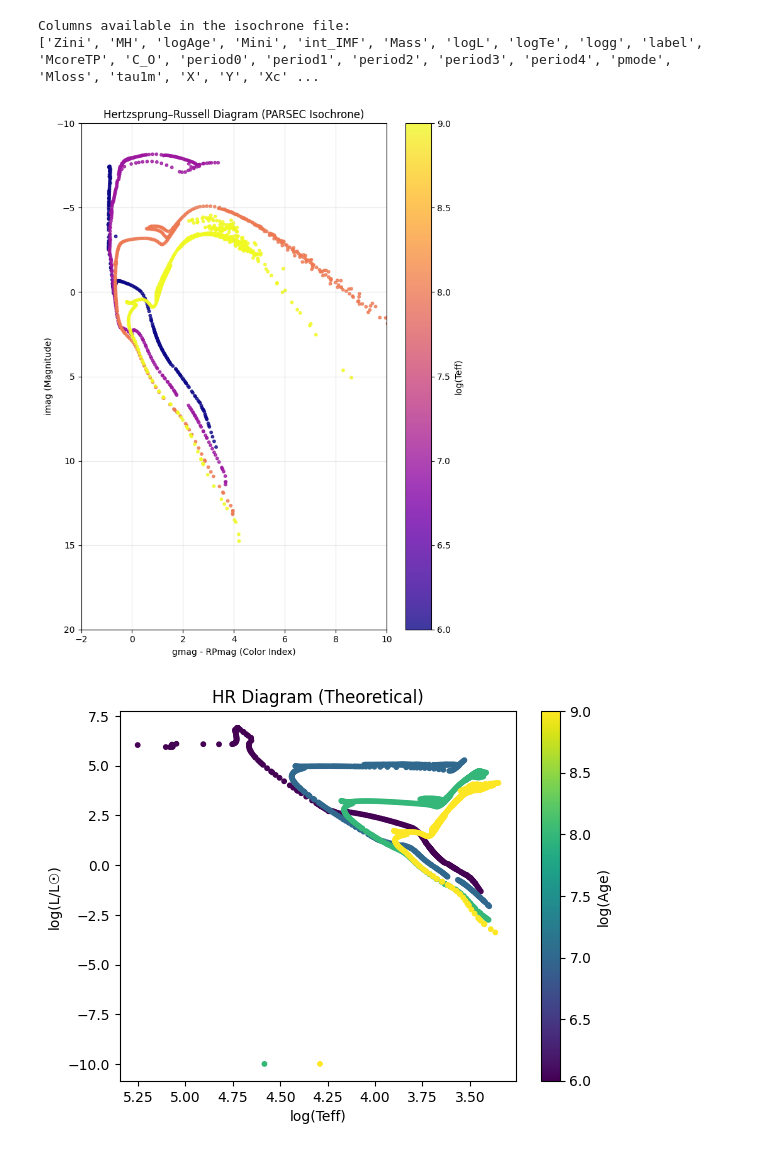
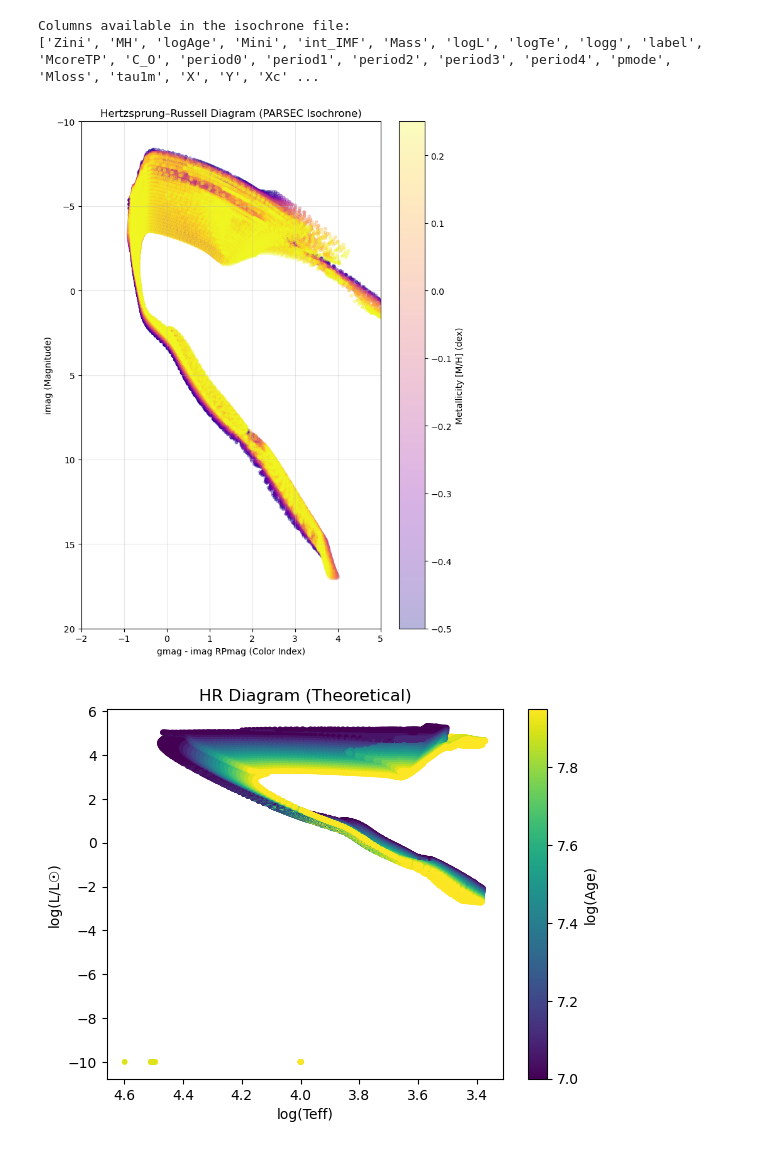
Before and after one commit to yash739/isochrones_parsec, a Jupyter notebook: parsec_isochrone.ipynb, the cells around one changed output. Saved outputs shown, nothing was run; the diff lists cells and outputs as text; code cells hidden in the pictures.

```diff
--- a/parsec_isochrone.ipynb
+++ b/parsec_isochrone.ipynb
@@ -4,41 +4,41 @@ import matplotlib.pyplot as plt
 
 # === USER INPUT ===
 # Path to your downloaded PARSEC isochrone table
-isochrone_file = "/home/yasho/Ramesh/output96407944643.dat.txt"  # change this to your actual filename
+isochrone_file = "/home/yasho/Ramesh/iso_7.5_8.5_-0.5_0.3.dat.txt" # change this to your actual filename
 
 # Choose the photometric system to plot (depends on the file)
 # For example, Gaia DR3: 'Gmag', 'BPmag', 'RPmag'
 mag_x = "gmag"   # bluer filter for color
 mag_y = "imag"    # magnitude for y-axis
 
 # === READ FILE ===
 # Many PARSEC tables have '#' comment lines
 df = pd.read_csv(isochrone_file, delim_whitespace=True, comment="#")
 
 print("Columns available in the isochrone file:")
 print(df.columns.tolist())
 # === COMPUTE COLOR AND MAGNITUDE ===
 color = df[mag_x] - df[mag_y]
-mag = df[mag_y]
+mag = df[mag_x] #+df[mag_y]
 
 # === PLOT HR DIAGRAM ===
 plt.figure(figsize=(7, 9))
-plt.scatter(color, mag, s=10, c=df["logAge"], cmap="plasma", alpha=0.8)
-plt.xlim(-2,10)
+plt.scatter(color, mag, s=10, c=df["MH"], cmap="plasma", alpha=0.3)
+plt.xlim(-2,5)
 plt.ylim(-10,20)
 plt.gca().invert_yaxis()  # brighter stars at the top
-plt.xlabel(f"{mag_x} - RPmag (Color Index)")
+plt.xlabel(f"{mag_x} - {mag_y} RPmag (Color Index)")
 plt.ylabel(f"{mag_y} (Magnitude)")
 plt.title("Hertzsprung–Russell Diagram (PARSEC Isochrone)")
 
-cbar = plt.colorbar(label="log(Teff)")
+cbar = plt.colorbar(label="Metallicity [M/H] (dex)")
 plt.grid(alpha=0.3)
 plt.tight_layout()
 plt.show()
 # %% [output]
 Columns available in the isochrone file:
 ['Zini', 'MH', 'logAge', 'Mini', 'int_IMF', 'Mass', 'logL', 'logTe', 'logg', 'label', 'McoreTP', 'C_O', 'period0', 'period1', 'period2', 'period3', 'period4', 'pmode', 'Mloss', 'tau1m', 'X', 'Y', 'Xc' ...
-[figure, old version]
+[figure, new version]
 # %%
 plt.scatter(df["logTe"], df["logL"], c=df['logAge'], s=10)
 plt.gca().invert_xaxis()  # hotter (higher Teff) on the left
@@ -48,7 +48,7 @@ plt.ylabel("log(L/L☉)")
 plt.title("HR Diagram (Theoretical)")
 plt.show()
 # %% [output]
-[figure, old version]
+[figure, new version]
 # %%
 """
 Colour-Magnitude Diagram age+metallicity fitter using PARSEC isochrones
```
Also changed, not shown: parts of 5 cells of this notebook.
